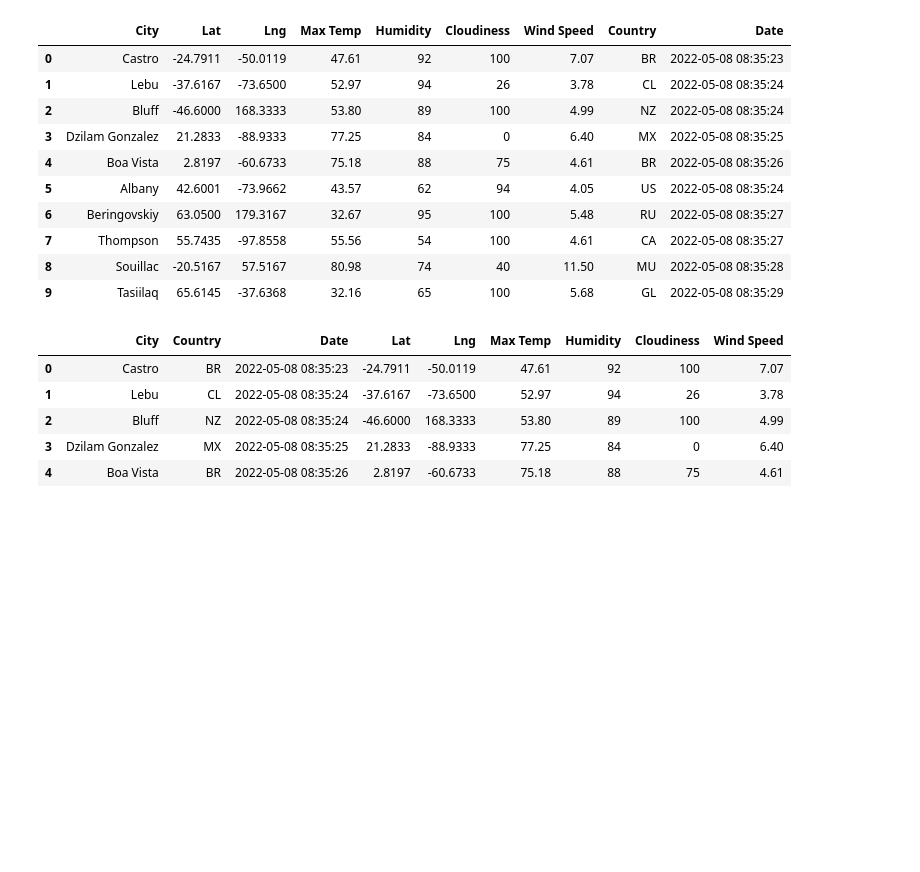
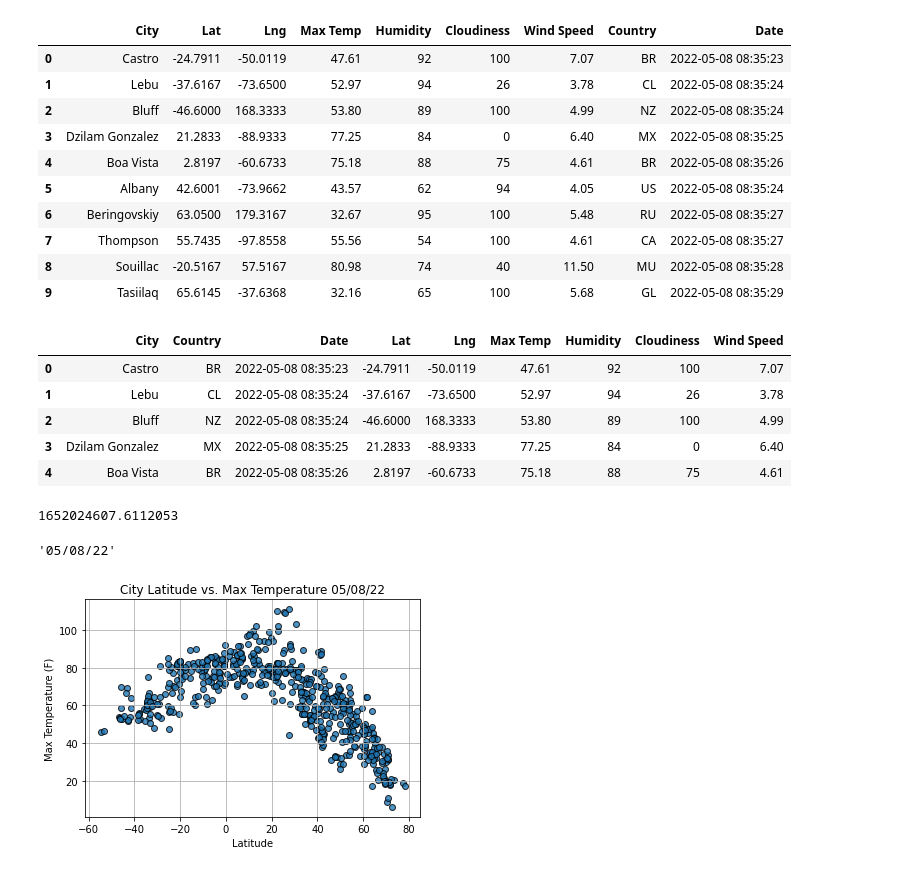
Before and after one commit to karen-trena/World_Weather_Analysis, a Jupyter notebook: WeatherPy.ipynb, the cells around one changed output. Cells and saved outputs as stored; diff of their text form; code cells hidden in the pictures; blank space fills up the shorter version.

```diff
--- a/WeatherPy.ipynb
+++ b/WeatherPy.ipynb
@@ -284,3 +284,50 @@ city_data_df.head()
 output_data_file = "weather_data/cities.csv"
 # Export the City_Data into a CSV.
 city_data_df.to_csv(output_data_file, index_label="City_ID")
+# %%
+#Get Data for Plotting scatterplot
+# Extract relevant fields from the DataFrame for plotting.
+lats = city_data_df["Lat"]
+max_temps = city_data_df["Max Temp"]
+humidity = city_data_df["Humidity"]
+cloudiness = city_data_df["Cloudiness"]
+wind_speed = city_data_df["Wind Speed"]
+# %%
+#To add the current date, we will need to import the time module, rather than the datetime module that we used to convert the date. The time module is a standard Python library, so there is no need to install it.
+# Import the time module.
+import time
+# Get today's date in seconds.
+today = time.time()
+today
+# %% [output]
+1652024607.6112053
+# %%
+today=time.strftime("%x")
+today
+# %% [output]
+'05/08/22'
+# %%
+#Now, we can add time.strftime("%x") to our plt.title() function in our scatter plot
+
+# Import time module
+import time
+
+# Build the scatter plot for latitude vs. max temperature.
+plt.scatter(lats,
+            max_temps,
+            edgecolor="black", linewidths=1, marker="o",
+            alpha=0.8, label="Cities")
+
+# Incorporate the other graph properties.
+plt.title(f"City Latitude vs. Max Temperature "+ time.strftime("%x"))
+plt.ylabel("Max Temperature (F)")
+plt.xlabel("Latitude")
+plt.grid(True)
+
+# Save the figure.
+plt.savefig("weather_data/Fig1.png")
+
+# Show plot.
+plt.show()
+# %% [output]
+[figure, added]
```
Also changed, not shown: parts of 3 cells of this notebook, 4 other files.
